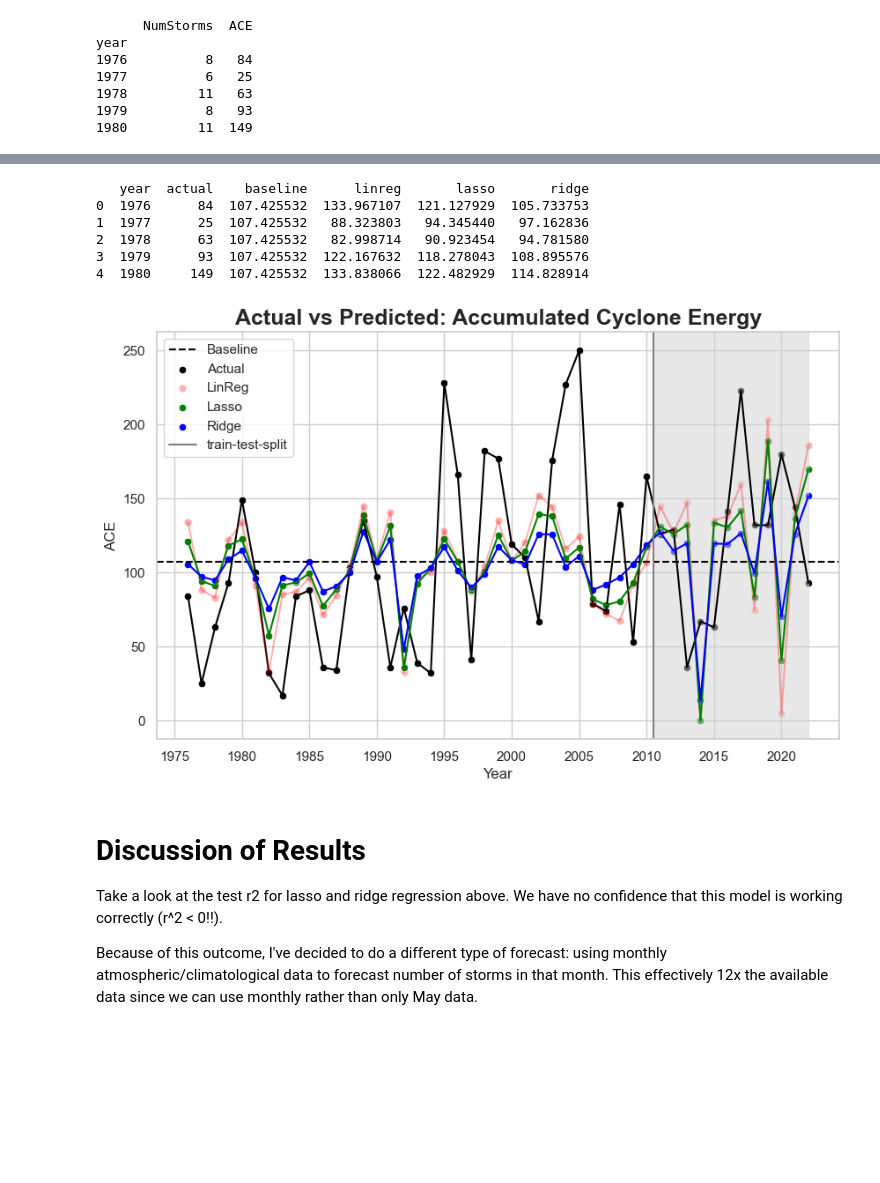
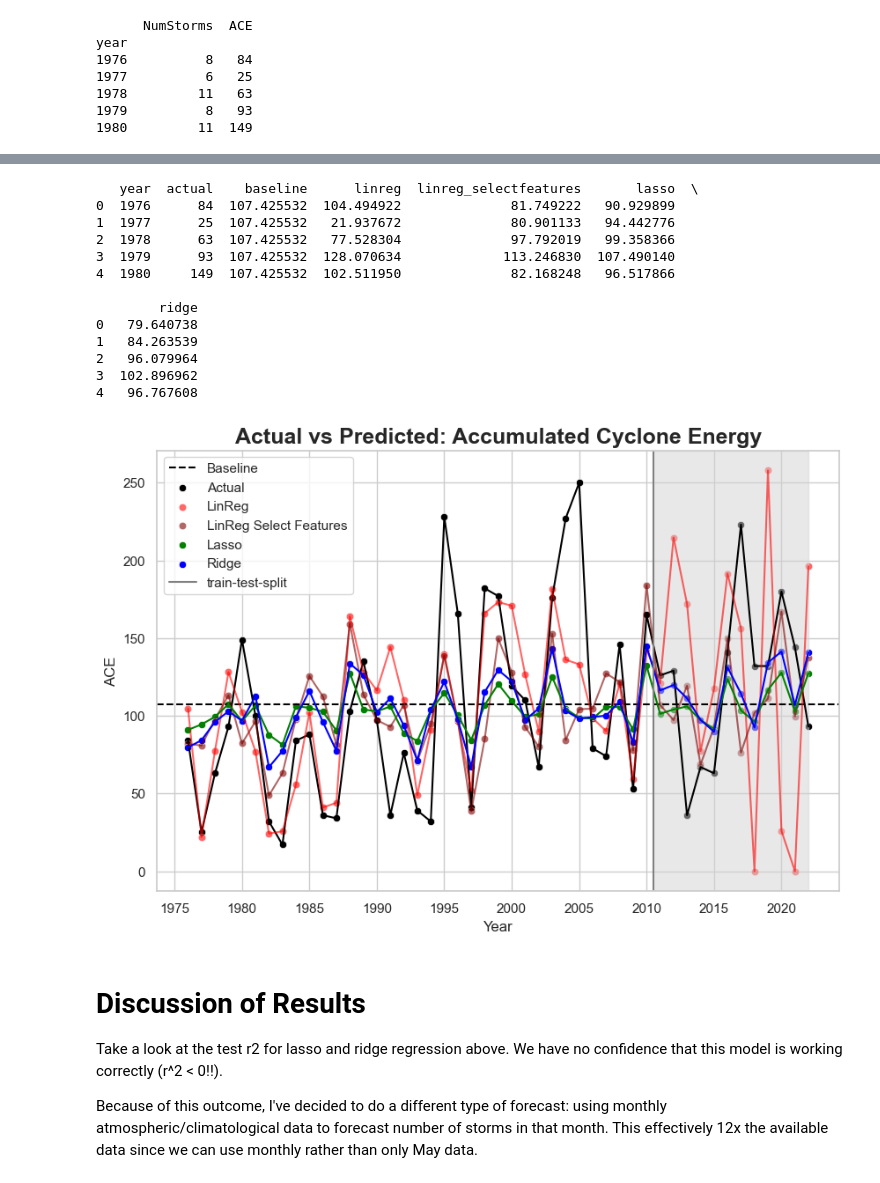
Before and after one commit to b-travis/Atlantic-Hurricane-Season-Forecasting, a Jupyter notebook: season_forecasting.ipynb, the cells around one changed output, grey strips where cells are left out. Saved outputs shown, nothing was run; the diff lists cells and outputs as text; code cells hidden in the pictures; blank space fills up the shorter version.

Commit message:
Update season forecasting
bug fixes, inclusion of ONI_anom and ONI_anom_diff, most important features selection, linreg with select features

```diff
--- a/season_forecasting.ipynb
+++ b/season_forecasting.ipynb
@@ -437,0 +523,6 @@ Elapsed time: 0.17559599876403809 seconds
+# %%
+# Training Linear Regression w/ Select Features on ACE:
+results_linreg_selectfeatures_ACE, best_linreg_selectfeatures_ACE, _ = run_grid(X_train, X_test, y_df_train, y_df_test,
+                                                  model_setup_linreg_selectfeatures, ACE = True, N_JOBS = 2,
+                                         features_filter = linreg_features_filter)
+results_linreg_selectfeatures_ACE
@@ -455,11 +552,12 @@ Elapsed time: 0.5640058517456055 seconds
 model_setup_lasso = {
     'name':'lasso',
     'param_dict':{'poly__degree':[1,2,3,4,5],
-                  'lasso__alpha':[1],
+                  'lasso__alpha':[1,5,10,15,25],
                   'lasso__max_iter':[750000],
                   'lasso__random_state':[42,43]},
     'model': Lasso()
 }
-results_lasso_ACE, best_lasso_ACE, _ = run_grid(model_setup_lasso, ACE = True, N_JOBS = 2)
+results_lasso_ACE, best_lasso_ACE, _ = run_grid(X_train, X_test, y_df_train, y_df_test,
+                                                model_setup_lasso, ACE = True, N_JOBS = 2)
 results_lasso_ACE
 # %% [output]
@@ -471,9 +569,10 @@ model_setup_ridge = {
     'name':'ridge',
     'param_dict':{'poly__degree':[1,2,3,4,5,6],
                   'ridge__random_state':[42,43],
-                  'ridge__alpha':[0.0001,0.001,0.01,0.1,1,10]},
+                  'ridge__alpha':[0.0001,0.001,0.01,0.1,1,5,10,20,40,60,100,200,1000]},
     'model': Ridge()
 }
-results_ridge, best_ridge, coefs_ridge = run_grid(model_setup_ridge, N_JOBS = 2)
+results_ridge, best_ridge, coefs_ridge = run_grid(X_train, X_test, y_df_train, y_df_test,
+                                                  model_setup_ridge, N_JOBS = 2)
 results_ridge
 # %% [output]
@@ -483,5 +582,6 @@ Elapsed time: 0.7770912647247314 seconds
 # %%
 # Training Ridge Regression Model on ACE:
-results_ridge_ACE, best_ridge_ACE, _ = run_grid(model_setup_ridge, ACE = True, N_JOBS = 2)
+results_ridge_ACE, best_ridge_ACE, _ = run_grid(X_train, X_test, y_df_train, y_df_test,
+                                                model_setup_ridge, ACE = True, N_JOBS = 2)
 results_ridge_ACE
 # %% [output]
@@ -575,5 +689,6 @@ plt.show()
 # %%
 preds_linreg = best_linreg_ACE.predict(X)
+preds_linreg_selectfeatures = best_linreg_selectfeatures_ACE.predict(X[linreg_features_filter])
 preds_ridge = best_ridge_ACE.predict(X)
 preds_lasso = best_lasso_ACE.predict(X)
 
@@ -581,13 +696,14 @@ y_preds_gridsearch_ACE = y_wACE[['ACE']].rename(columns={'ACE':'actual'})
 baseline = np.mean(y_preds_gridsearch_ACE['actual'])
 y_preds_gridsearch_ACE['baseline'] = baseline
 y_preds_gridsearch_ACE['linreg'] = preds_linreg
+y_preds_gridsearch_ACE['linreg_selectfeatures'] = preds_linreg_selectfeatures
 y_preds_gridsearch_ACE['lasso'] = preds_lasso
 y_preds_gridsearch_ACE['ridge'] = preds_ridge
 y_preds_gridsearch_ACE.reset_index(inplace=True)
 y_preds_gridsearch_ACE = y_preds_gridsearch_ACE.clip(lower=0)
 print(y_preds_gridsearch_ACE.head())
 
-plt.figure(figsize=(10, 6))
+plt.figure(figsize=(10, 6.5))
 plt.axhline(y=baseline, color='black', linestyle='--', label='Baseline')
 sns.set(style='whitegrid')
 
@@ -596,42 +712,53 @@ sns.scatterplot(data=y_preds_gridsearch_ACE, x='year', y='actual', color='black'
 sns.lineplot(data=y_preds_gridsearch_ACE, x='year', y='actual', color='black')
 
 # Plot the predicted values - Linear Regression with no Regularization
-sns.scatterplot(data=y_preds_gridsearch_ACE, x='year', y='linreg', color='red', label='LinReg', alpha = 0.3)
-sns.lineplot(data=y_preds_gridsearch_ACE, x='year', y='linreg', color='red',alpha = 0.3)
+sns.scatterplot(data=y_preds_gridsearch_ACE, x='year', y='linreg', color='red', label='LinReg', alpha = 0.6)
+sns.lineplot(data=y_preds_gridsearch_ACE, x='year', y='linreg', color='red',alpha = 0.6)
+
+# Plot the predicted values - Linear Regression with Select Features
+sns.scatterplot(data=y_preds_gridsearch_ACE, x='year', y='linreg_selectfeatures', color='maroon', label='LinReg Select Features', alpha = 0.6)
+sns.lineplot(data=y_preds_gridsearch_ACE, x='year', y='linreg_selectfeatures', color='maroon',alpha = 0.6)
 
 # Plot the predicted values - Lasso
 sns.scatterplot(data=y_preds_gridsearch_ACE, x='year', y='lasso', color='green', label='Lasso')
 sns.lineplot(data=y_preds_gridsearch_ACE, x='year', y='lasso', color='green')
 
 # Plot the predicted values - Ridge
 sns.scatterplot(data=y_preds_gridsearch_ACE, x='year', y='ridge', color='blue', label='Ridge')
 sns.lineplot(data=y_preds_gridsearch_ACE, x='year', y='ridge', color='blue')
 
 plt.axvline(x=train_test_year_split+0.5, color='gray', linestyle='-', label='train-test-split')
 plt.axvspan(train_test_year_split+0.5, np.max(y_preds_gridsearch_ACE['year'].astype(int)), color='lightgray', alpha=0.5)
 
 # Add labels and title
 plt.xlabel('Year')
 plt.ylabel('ACE')
 plt.title('Actual vs Predicted: Accumulated Cyclone Energy', weight = 'bold', size = 18)
 plt.legend()
 
 # Customize the ticks and gridlines
 from matplotlib.ticker import MultipleLocator
 plt.gca().xaxis.set_major_locator(MultipleLocator(5))  # Set the ticks every 5 years
 plt.grid(True, which='both', axis='x')  # Ensure gridlines are visible
 
 # Display the plot
 plt.savefig('figures/actual_v_predicted_ACE.png')
 plt.show()
 # %% [output]
-   year  actual    baseline      linreg       lasso       ridge
-0  1976      84  107.425532  133.967107  121.127929  105.733753
-1  1977      25  107.425532   88.323803   94.345440   97.162836
-2  1978      63  107.425532   82.998714   90.923454   94.781580
-3  1979      93  107.425532  122.167632  118.278043  108.895576
-4  1980     149  107.425532  133.838066  122.482929  114.828914
+   year  actual    baseline      linreg  linreg_selectfeatures       lasso  \
+0  1976      84  107.425532  104.494922              81.749222   90.929899
+1  1977      25  107.425532   21.937672              80.901133   94.442776
+2  1978      63  107.425532   77.528304              97.792019   99.358366
+3  1979      93  107.425532  128.070634             113.246830  107.490140
+4  1980     149  107.425532  102.511950              82.168248   96.517866
+
+        ridge
+0   79.640738
+1   84.263539
+2   96.079964
+3  102.896962
+4   96.767608
-[figure, old version]
+[figure, new version]
 # %% [markdown]
 # Discussion of Results
 Take a look at the test r2 for lasso and ridge regression above. We have no confidence that this model is working correctly (r^2 < 0!!).
```
Also changed, not shown: parts of 31 cells of this notebook.
